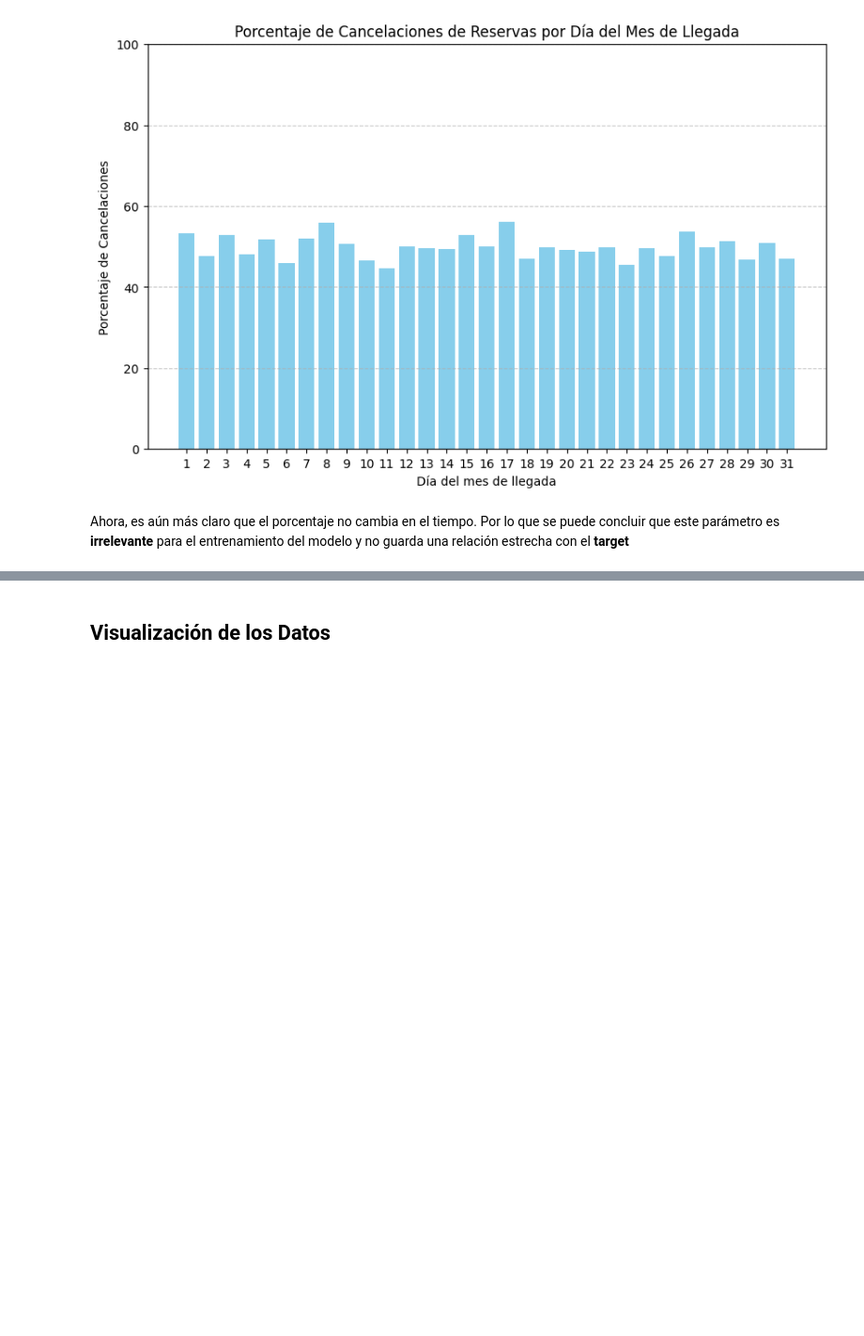
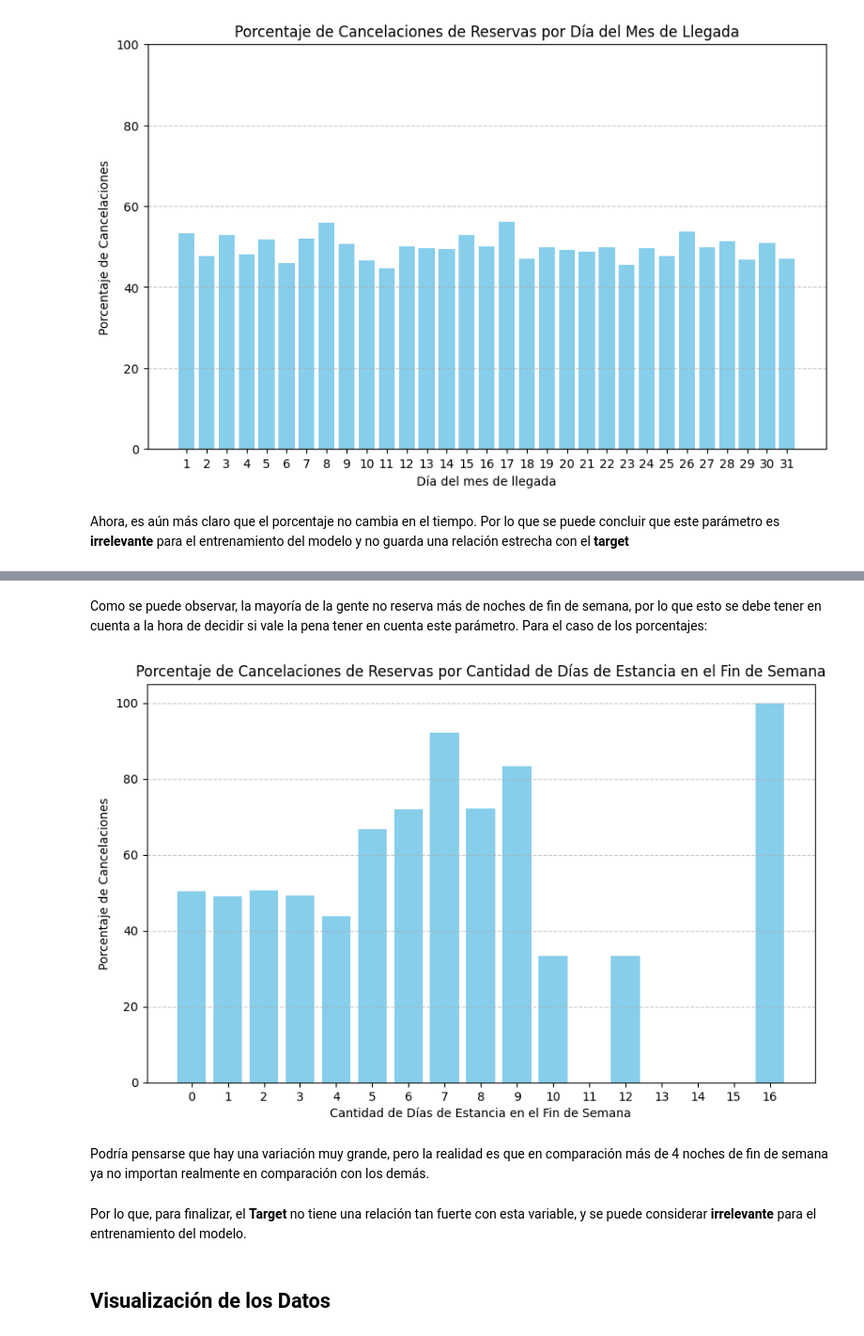
Before and after one commit to InspectorDave/OrgaDeDatos-TPs, a Jupyter notebook: 7506R_TP1_GRUPO11_CHP1_ENTREGA.ipynb, the cells around one changed output, grey strips where cells are left out. Shown at 94% size. Drawn from its saved outputs; the diff is of its cells as text; code cells hidden in the pictures; blank space fills up the shorter version.

```diff
--- a/7506R_TP1_GRUPO11_CHP1_ENTREGA.ipynb
+++ b/7506R_TP1_GRUPO11_CHP1_ENTREGA.ipynb
@@ -544,3 +591,23 @@ Ahora, es aún más claro que el porcentaje no cambia en el tiempo. Por lo que s
+# %% [markdown]
+Como se puede observar, la mayoría de la gente no reserva más de noches de fin de semana, por lo que esto se debe tener en cuenta a la hora de decidir si vale la pena tener en cuenta este parámetro. Para el caso de los porcentajes:
+# %%
+total_reservations_by_weekend_nights = hotels_df['stays_in_weekend_nights'].value_counts().sort_index()
+percentages = (cancelations_by_weekend_nights / total_reservations_by_weekend_nights) * 100
+
+plt.figure(figsize=(10, 6))
+plt.bar(percentages.index, percentages.values, color='skyblue')
+plt.xlabel('Cantidad de Días de Estancia en el Fin de Semana')
+plt.ylabel('Porcentaje de Cancelaciones')
+plt.title('Porcentaje de Cancelaciones de Reservas por Cantidad de Días de Estancia en el Fin de Semana')
+plt.xticks(range(max(percentages.index) + 1))
+plt.grid(axis='y', linestyle='--', alpha=0.7)
+plt.show()
+# %% [output]
+[figure, added]
+# %% [markdown]
+Podría pensarse que hay una variación muy grande, pero la realidad es que en comparación más de 4 noches de fin de semana ya no importan realmente en comparación con los demás.
+# %% [markdown]
+Por lo que, para finalizar, el **Target** no tiene una relación tan fuerte con esta variable, y se puede considerar **irrelevante** para el entrenamiento del modelo.
 # %% [markdown]
 ## Visualización de los Datos
 # %% [markdown]
```
Also changed, not shown: parts of 5 cells of this notebook.
